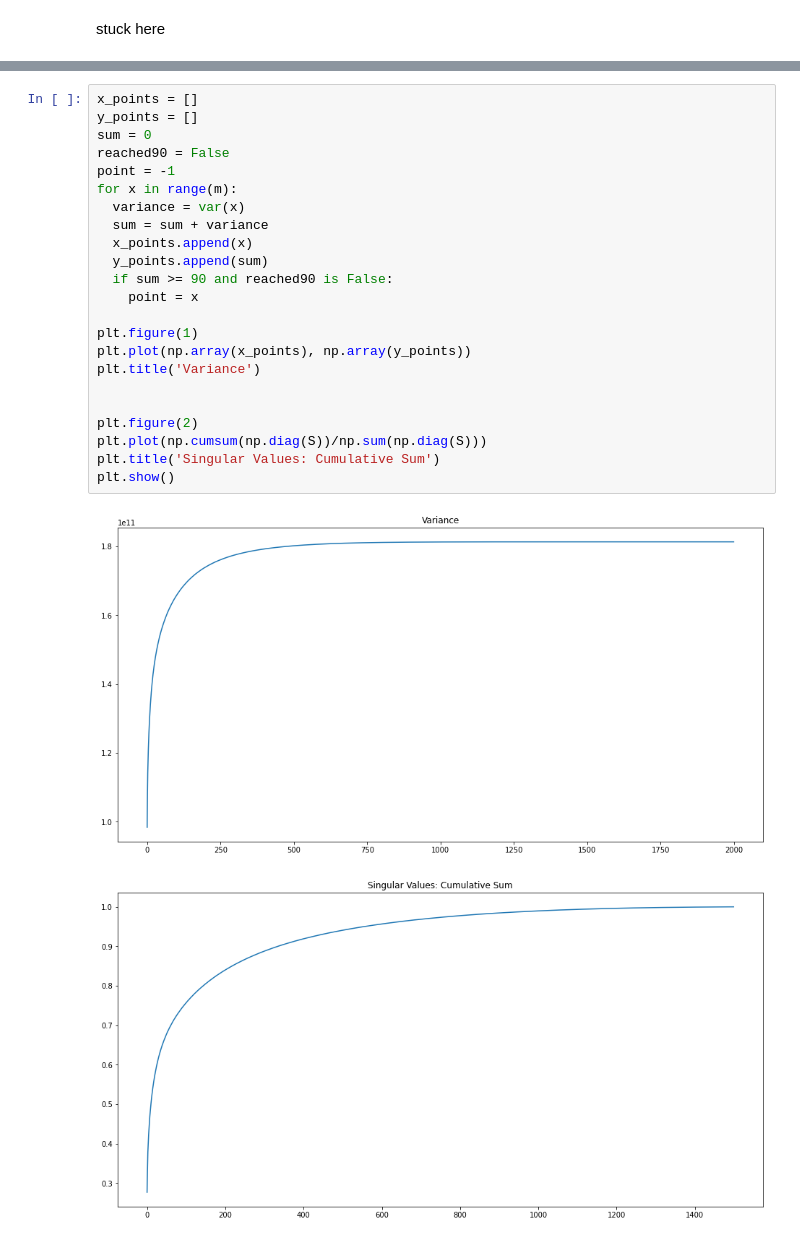
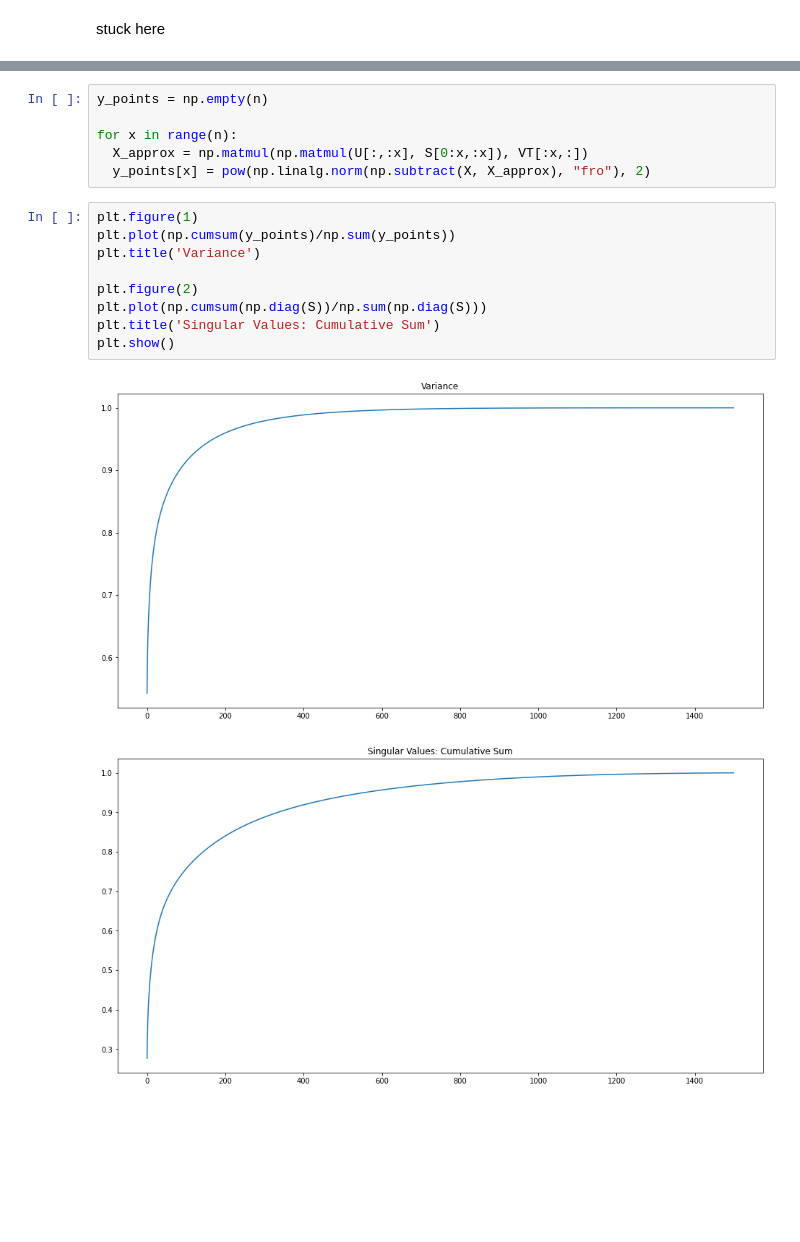
Before and after one commit to christianmontemayor/PatternRecognitionMontemayor, a Jupyter notebook: HW2.ipynb, the cells around one changed output, grey strips where cells are left out. Cells and saved outputs as stored; diff of their text form; blank space fills up the shorter version.

```diff
--- a/HW2.ipynb
+++ b/HW2.ipynb
@@ -46,26 +39,18 @@ def var(rank):
+# %%
+y_points = np.empty(n)
+
+for x in range(n):
+  X_approx = np.matmul(np.matmul(U[:,:x], S[0:x,:x]), VT[:x,:])
+  y_points[x] = pow(np.linalg.norm(np.subtract(X, X_approx), "fro"), 2)
 # %%
-x_points = []
-y_points = []
-sum = 0
-reached90 = False
-point = -1
-for x in range(m):
-  variance = var(x)
-  sum = sum + variance
-  x_points.append(x)
-  y_points.append(sum)
-  if sum >= 90 and reached90 is False:
-    point = x
-
 plt.figure(1)
-plt.plot(np.array(x_points), np.array(y_points))
+plt.plot(np.cumsum(y_points)/np.sum(y_points))
 plt.title('Variance')
-
 
 plt.figure(2)
 plt.plot(np.cumsum(np.diag(S))/np.sum(np.diag(S)))
 plt.title('Singular Values: Cumulative Sum')
 plt.show()
 # %% [output]
-[figure, old version]
+[figure, new version]
 [figure]
```
Also changed, not shown: parts of 5 cells of this notebook.
